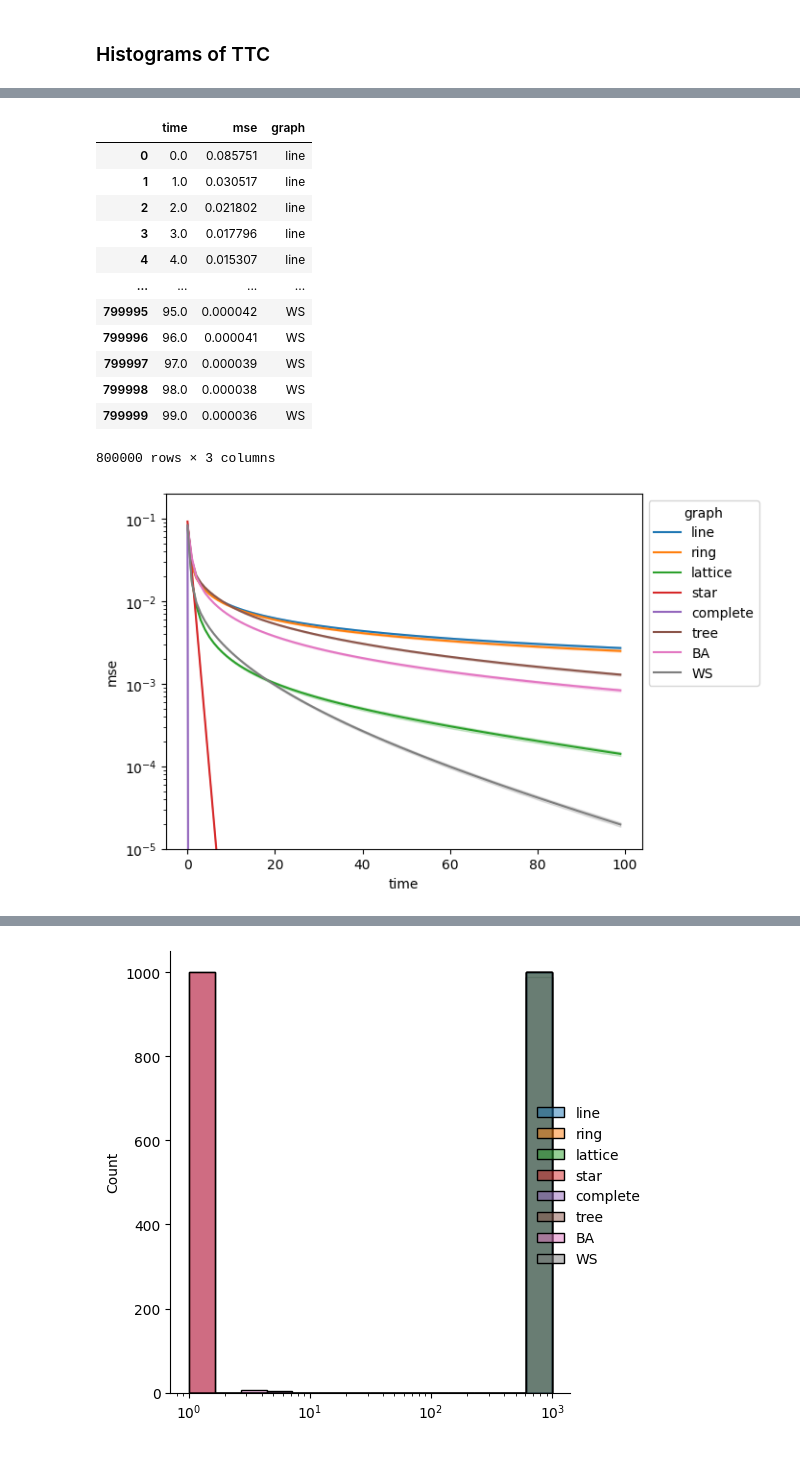
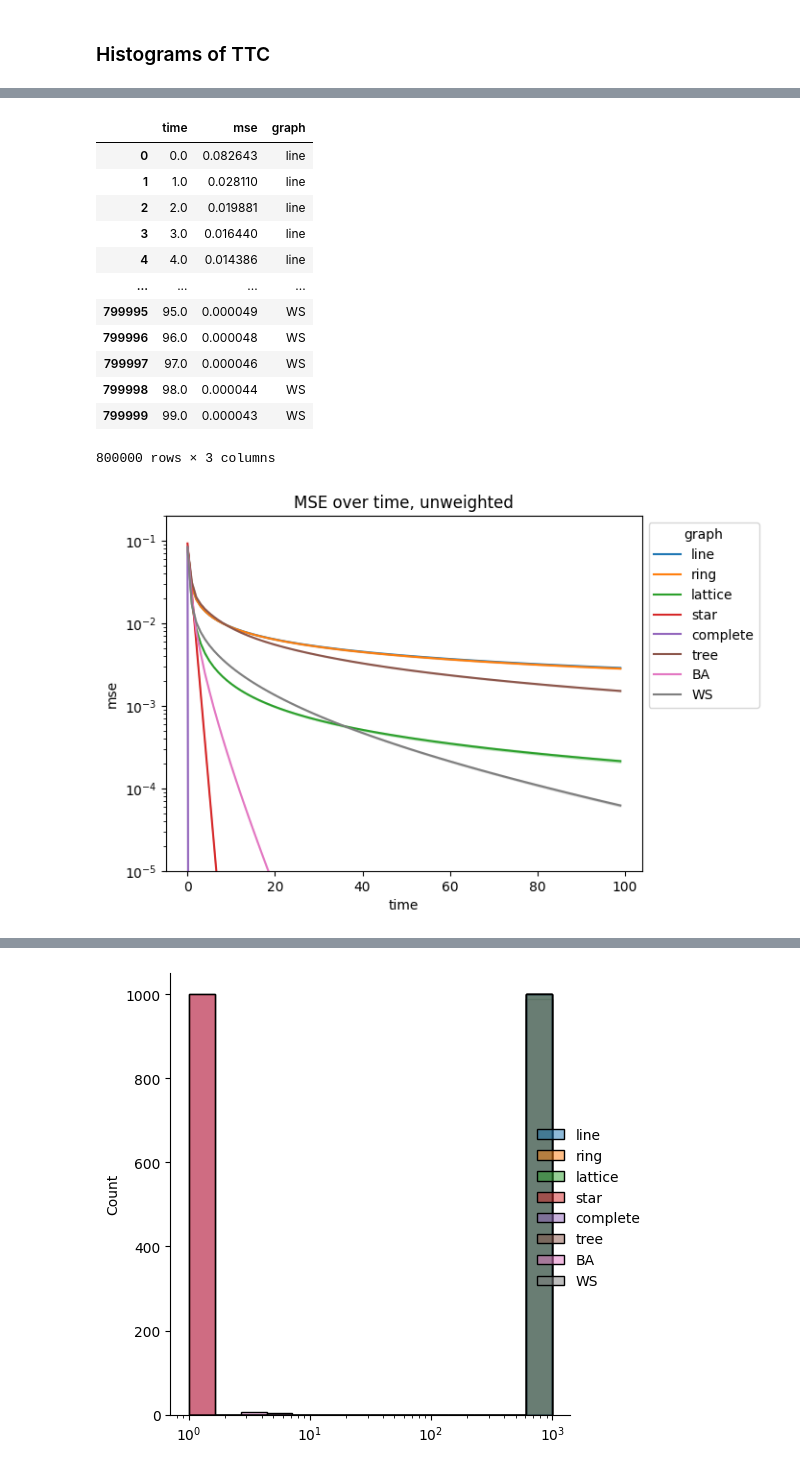
Before and after one commit to b-cho/graph-consensus, a Jupyter notebook: main.ipynb, the cells around one changed output, grey strips where cells are left out. Cells and saved outputs as stored; diff of their text form; code cells hidden in the pictures.

```diff
--- a/main.ipynb
+++ b/main.ipynb
@@ -9,6 +10,6 @@ import pandas as pd
 # %%
 # Initialize constants
-N = 256 # Number of nodes, usually a square number
+N = 1024 # Number of nodes, usually a square number
 epsilon = 0.001 # Standard deviation of opinions required to terminate
 trials = 1000 # Number of trials to calculate convergence time
 mses_time = 100 # Number of discrete time steps to run the MSE calculations for
@@ -75,7 +76,7 @@ ig.plot(g_tree)
 
 The Barabási-Albert model is a method for generating scale-free and connected graphs, adding new nodes and linking them to nodes with a probability proportional to their degree.
 # %%
-g_ba = ig.Graph.Barabasi(n=N, m=1)
+g_ba = ig.Graph.Barabasi(n=N, m=2)
 ig.plot(g_ba)
 # %% [output]
 <AxesSubplot: >
@@ -312,25 +314,27 @@ lp_uw_df = pd.DataFrame({
 lp_uw_df
 # %% [output]
 |  | time | mse | graph |
-| 0 | 0.0 | 0.085751 | line |
-| 1 | 1.0 | 0.030517 | line |
-| 2 | 2.0 | 0.021802 | line |
-| 3 | 3.0 | 0.017796 | line |
-| 4 | 4.0 | 0.015307 | line |
+| 0 | 0.0 | 0.082643 | line |
+| 1 | 1.0 | 0.028110 | line |
+| 2 | 2.0 | 0.019881 | line |
+| 3 | 3.0 | 0.016440 | line |
+| 4 | 4.0 | 0.014386 | line |
 | ... | ... | ... | ... |
-| 799995 | 95.0 | 0.000042 | WS |
-| 799996 | 96.0 | 0.000041 | WS |
-| 799997 | 97.0 | 0.000039 | WS |
-| 799998 | 98.0 | 0.000038 | WS |
-| 799999 | 99.0 | 0.000036 | WS |
+| 799995 | 95.0 | 0.000049 | WS |
+| 799996 | 96.0 | 0.000048 | WS |
+| 799997 | 97.0 | 0.000046 | WS |
+| 799998 | 98.0 | 0.000044 | WS |
+| 799999 | 99.0 | 0.000043 | WS |
 800000 rows × 3 columns
 # %%
 line_uw = sns.lineplot(data=lp_uw_df, x="time", y="mse", errorbar=("ci", 95), hue="graph")
 # line_uw.set(xscale='log')
 line_uw.set(yscale='log')
 line_uw.set(ylim=(10e-6,2e-1))
+line_uw.set(title="MSE over time, unweighted")
+
 sns.move_legend(line_uw, "upper left", bbox_to_anchor=(1, 1))
 # %% [output]
-[figure, old version]
+[figure, new version]
 # %%
 hist_w = sns.displot([t_line_w, t_ring_w, t_lattice_w, t_star_w, t_complete_w, t_tree_w, t_ba_w, t_ws_w], log_scale=True)
```
Also changed, not shown: parts of 18 cells of this notebook.
